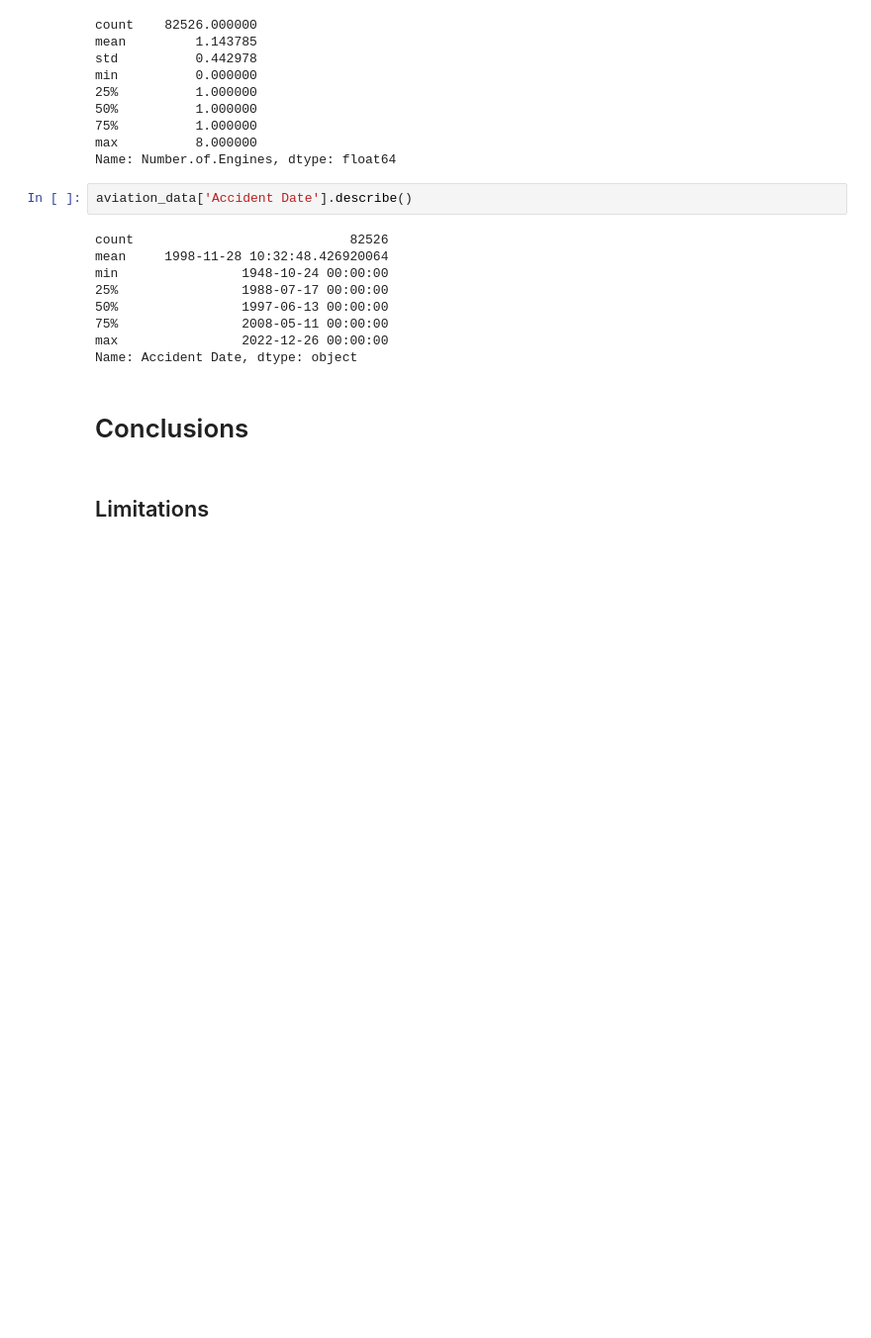
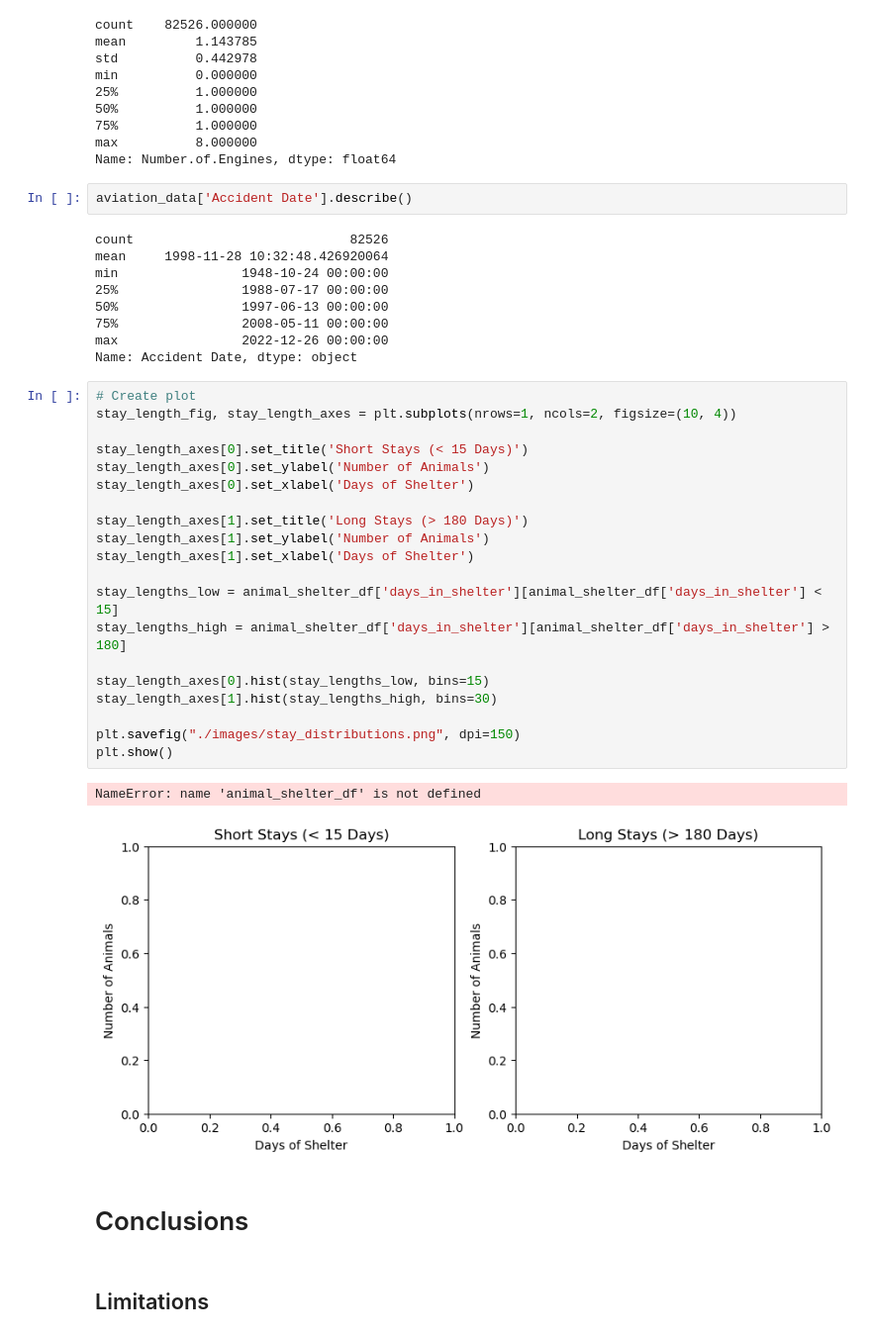
Before and after one commit to BlackXWulf/Flying-Through-The-Years, a Jupyter notebook: Phase1Project.ipynb, the cells around one changed output. Shown at 99% size. Cells and saved outputs as stored; diff of their text form; blank space fills up the shorter version.

```diff
--- a/Phase1Project.ipynb
+++ b/Phase1Project.ipynb
@@ -242,6 +236,29 @@ min                1948-10-24 00:00:00
 75%                2008-05-11 00:00:00
 max                2022-12-26 00:00:00
 Name: Accident Date, dtype: object
+# %%
+# Create plot
+stay_length_fig, stay_length_axes = plt.subplots(nrows=1, ncols=2, figsize=(10, 4))
+
+stay_length_axes[0].set_title('Short Stays (< 15 Days)')
+stay_length_axes[0].set_ylabel('Number of Animals')
+stay_length_axes[0].set_xlabel('Days of Shelter')
+
+stay_length_axes[1].set_title('Long Stays (> 180 Days)')
+stay_length_axes[1].set_ylabel('Number of Animals')
+stay_length_axes[1].set_xlabel('Days of Shelter')
+
+stay_lengths_low = animal_shelter_df['days_in_shelter'][animal_shelter_df['days_in_shelter'] < 15]
+stay_lengths_high = animal_shelter_df['days_in_shelter'][animal_shelter_df['days_in_shelter'] > 180]
+
+stay_length_axes[0].hist(stay_lengths_low, bins=15)
+stay_length_axes[1].hist(stay_lengths_high, bins=30)
+
+plt.savefig("./images/stay_distributions.png", dpi=150)
+plt.show()
+# %% [output]
+NameError: name 'animal_shelter_df' is not defined
+[figure, added]
 # %% [markdown]
 # Conclusions
 # %% [markdown]
```
Also changed, not shown: parts of 6 cells of this notebook.
